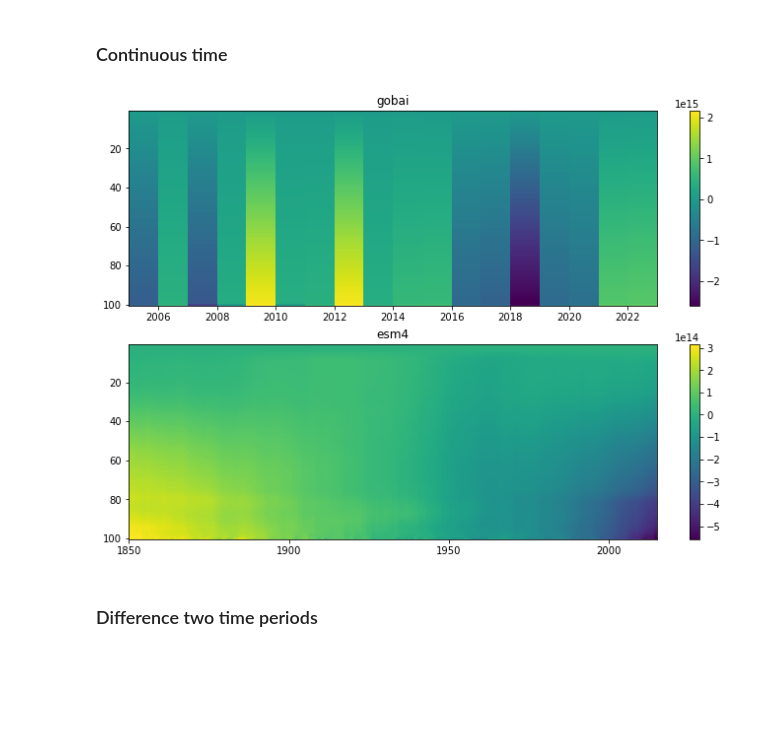
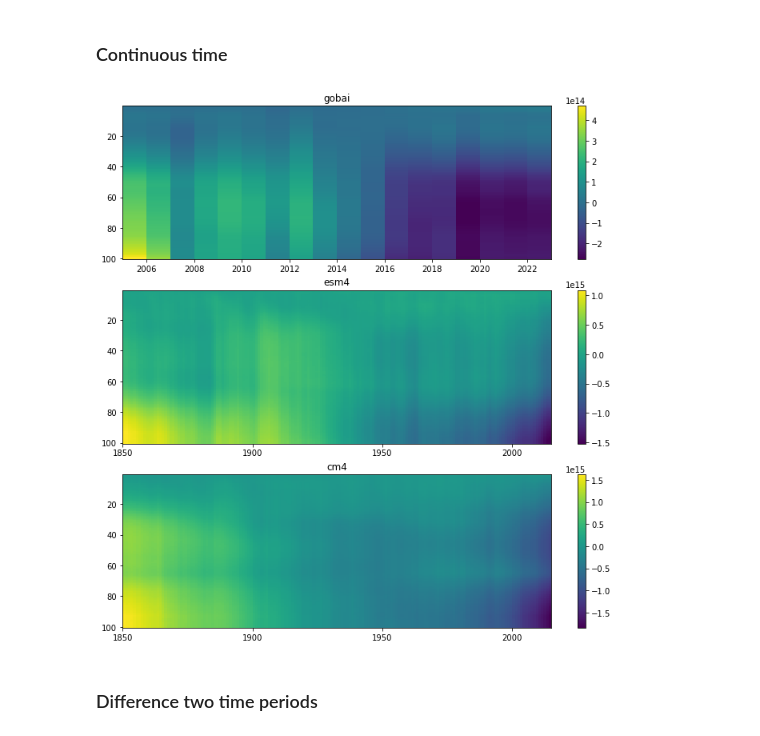
Before and after one commit to gmacgilchrist/oxygen, a Jupyter notebook: notebooks/draw_tracerpercentile_cfdatasets.ipynb, the cells around one changed output. Drawn from its saved outputs; the diff is of its cells as text; code cells hidden in the pictures; blank space fills up the shorter version.

```diff
--- a/notebooks/draw_tracerpercentile_cfdatasets.ipynb
+++ b/notebooks/draw_tracerpercentile_cfdatasets.ipynb
@@ -6,8 +6,8 @@ from static import *
 import cftime
 import matplotlib.pyplot as plt
 # %%
-datasets = ['gobai','esm4']
-tracernames = ['o2','o2sat']
+datasets = ['gobai','esm4','cm4']
+tracernames = ['o2']
 ascending = False
 # %%
 dd = {}
@@ -20,18 +20,19 @@ for dataset in datasets:
 # %% [markdown]
 ### Continuous time
 # %%
-tracername = 'o2sat'
-fig,axarr = plt.subplots(figsize=(12,8),nrows=2)
+tracername = 'o2'
+nd = len(datasets)
+fig,axarr = plt.subplots(figsize=(12,4*nd),nrows=nd)
 for i,dataset in enumerate(datasets):
     ax = axarr.flat[i]
     ds = dd[dataset]
     Z = ds['Tp_'+tracername]-ds['Tp_'+tracername].mean('time')
     im = ax.pcolormesh(Z['time'].values,Z['percentile'],Z.transpose(),shading='auto')
     ax.invert_yaxis()
     ax.set_title(dataset)
     plt.colorbar(im,ax=ax)
 # %% [output]
-[figure, old version]
+[figure, new version]
 # %% [markdown]
 ### Difference two time periods
 # %%
```
Also changed, not shown: parts of 3 cells of this notebook, 2 other files.
